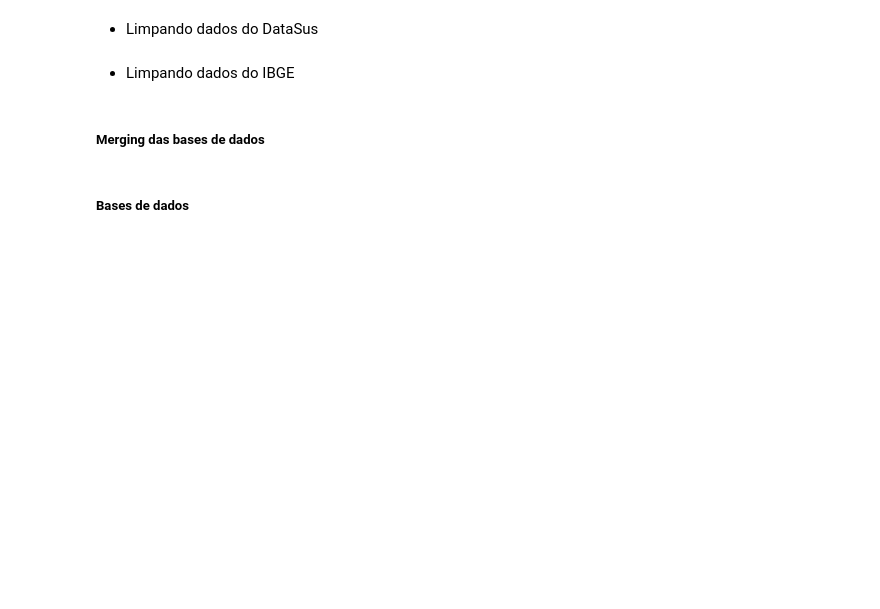
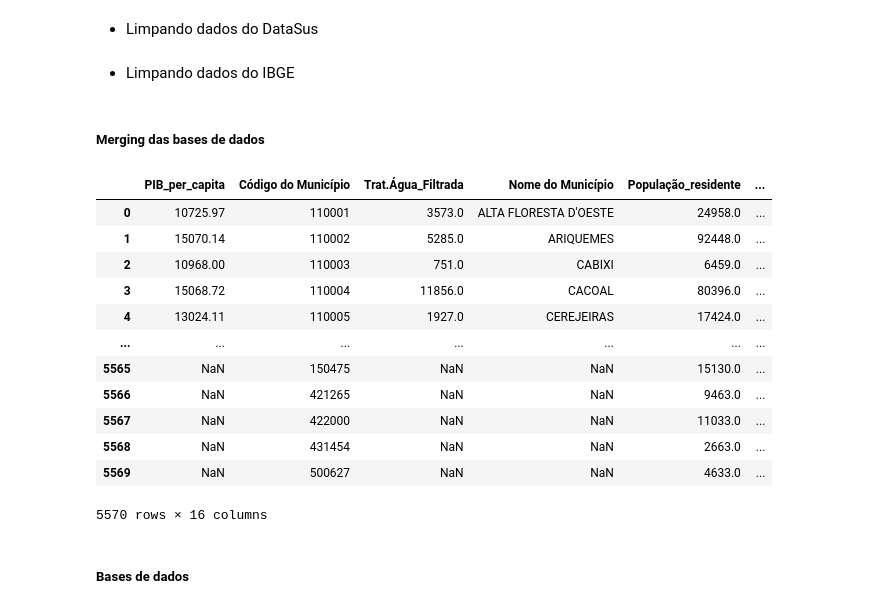
Before and after one commit to carneirogabrielly/Projeto-Microdados, a Jupyter notebook: 21_11_aaGabi.ipynb, the cells around one changed output. Cells and saved outputs as stored; diff of their text form; code cells hidden in the pictures; blank space fills up the shorter version.

```diff
--- a/21_11_aaGabi.ipynb
+++ b/21_11_aaGabi.ipynb
@@ -85,15 +81,21 @@ df_aguafiltrada = dados_aguafiltrada0.drop(dados_aguafiltrada0.index[-2:])
 df_popmunicipio = dados_popmunicipio0.drop(dados_popmunicipio0.index[-4:])
 df_pib = dados_pib0.drop(dados_pib0.index[-11:])
 df_idososcasas= dados_idososcasas0.drop(dados_idososcasas0.index[-4:])
-df_lixo1 = dados_lixo0.drop(dados_lixo0.index[-2:])
-df_lixo = df_lixo1.drop(labels=['Outro destino', 'Total'], axis=1)
+# df_lixo1 = dados_lixo0.drop(dados_lixo0.index[-2:])
+# df_lixo = df_lixo1.drop(labels=['Outro destino', 'Total'], axis=1)
 df_desemprego = dados_desemprego0.drop(dados_desemprego0.index[-8:])
 df_analfabetismo = dados_analfabetismo0.drop(dados_analfabetismo0.index[-4:])
 df_coberturavacinal = dados_coberturavacinal0.drop(dados_coberturavacinal0.index[-3:])
 df_cobequipessaudebasica = dados_cobequipessaudebasica0.drop(dados_cobequipessaudebasica0.index[-22:])
 df_pessoasbaixarenda = dados_pessoasbaixarenda0.drop(dados_pessoasbaixarenda0.index[-10:])
-df_escolariedade = dados_escolariedade0.drop(dados_escolariedade0.index[-8:])
-df_tuberculose = dados_tuberculose0.drop(dados_tuberculose0.index[-36:])
+# df_escolariedade = dados_escolariedade0.drop(dados_escolariedade0.index[-8:])
+df_diabetes = remove_colunas_desnecessarias(dados_diabetes0)
+df_ppl = remove_colunas_desnecessarias(dados_ppl0)
+df_letalidade = remove_colunas_desnecessarias(dados_letalidade0)
+df_poprua = remove_colunas_desnecessarias(dados_poprua0)
+df_alcolismo = remove_colunas_desnecessarias(dados_alcolismo0)
+df_tabagismo = remove_colunas_desnecessarias(dados_tabagismo0)
+df_outrasdoencas = remove_colunas_desnecessarias(dados_outrasdoencas0)
 
 #Separa os códios dos nomes e deixa as planilhas prontas para mergir
 df_aguafiltrada[['Código do Município', 'Nome do Município']] = df_aguafiltrada['Município'].str.split(' ', n=1, expand=True)
@@ -101,19 +103,28 @@ dados_aguafiltrada = df_aguafiltrada.drop('Município', axis=1)
 dados_popmunicipio = separa_codigo(df_popmunicipio)
 dados_pib = separa_codigo(df_pib)
 dados_idososcasas= separa_codigo(df_idososcasas)
-dados_lixo = separa_codigo(df_lixo)
+# dados_lixo = separa_codigo(df_lixo)
 dados_desemprego = separa_codigo(df_desemprego)
 dados_analfabetismo = separa_codigo(df_analfabetismo)
 dados_coberturavacinal = separa_codigo(df_coberturavacinal)
 dados_cobequipessaudebasica = separa_codigo(df_cobequipessaudebasica)
 dados_pessoasbaixarenda = separa_codigo(df_pessoasbaixarenda)
-dados_escolariedade = separa_codigo(df_escolariedade)
-dados_tuberculose = separa_codigo(df_tuberculose)
+# dados_escolariedade = separa_codigo(df_escolariedade)
+dados_idadepopulacional = separa_codigo(dados_idadepopulacional0)
+dados_tuberculose = separa_codigo(dados_tuberculose0)
+dados_diabetes = separa_codigo(df_diabetes)
+dados_vacinabcg = separa_codigo(dados_tuber_vacinacao0)
+dados_ppl = separa_codigo(df_ppl)
+dados_letalidade = separa_codigo(df_letalidade)
+dados_poprua = separa_codigo(df_poprua)
+dados_alcolismo = separa_codigo(df_alcolismo)
+dados_tabagismo = separa_codigo(df_tabagismo)
+dados_outrasdoencas = separa_codigo(df_outrasdoencas)
 # %% [markdown]
 - Limpando dados do IBGE
 # %%
 dados_IBGE = pd.read_excel('planilhas/IDH IBGE.xlsx')
-dados_SAUDE = pd.read_excel('planilhas/IBGE_2010_saude.xlsx')
+dados_SAUDE = pd.read_excel('planilhas/IBGE_2010_saude_total.xlsx')
 del dados_IBGE['Código da Unidade da Federação']
 del dados_IBGE['Código IBGE da Mesoregião']
 del dados_IBGE['Nome da Mesoregião']
@@ -142,3 +153,19 @@ result_10 = pd.merge(result_9, dados_tuberculose, how='outer', on='Código do Mu
 result_10["Código do Município"] = result_10["Código do Município"] .astype(str)
 result_11 = pd.merge(result_10, result, how='outer', on='Código do Município')
 df = result_11
+# %%
+df
+# %% [output]
+|  | PIB_per_capita | Código do Município | Trat.Água_Filtrada | Nome do Município | População_residente | ... |
+| 0 | 10725.97 | 110001 | 3573.0 | ALTA FLORESTA D'OESTE | 24958.0 | ... |
+| 1 | 15070.14 | 110002 | 5285.0 | ARIQUEMES | 92448.0 | ... |
+| 2 | 10968.00 | 110003 | 751.0 | CABIXI | 6459.0 | ... |
+| 3 | 15068.72 | 110004 | 11856.0 | CACOAL | 80396.0 | ... |
+| 4 | 13024.11 | 110005 | 1927.0 | CEREJEIRAS | 17424.0 | ... |
+| ... | ... | ... | ... | ... | ... | ... |
+| 5565 | NaN | 150475 | NaN | NaN | 15130.0 | ... |
+| 5566 | NaN | 421265 | NaN | NaN | 9463.0 | ... |
+| 5567 | NaN | 422000 | NaN | NaN | 11033.0 | ... |
+| 5568 | NaN | 431454 | NaN | NaN | 2663.0 | ... |
+| 5569 | NaN | 500627 | NaN | NaN | 4633.0 | ... |
+5570 rows × 16 columns
```
Also changed, not shown: parts of 12 cells of this notebook, 3 other files.
